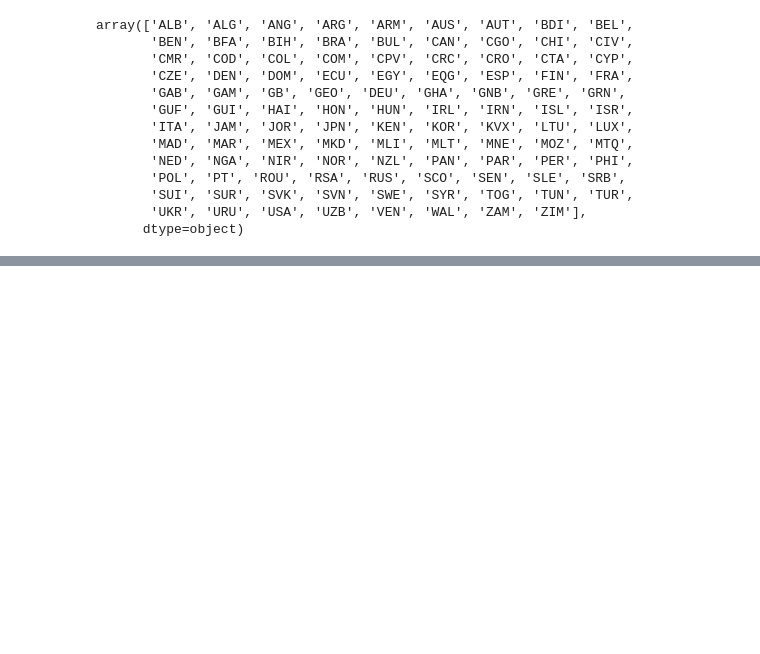
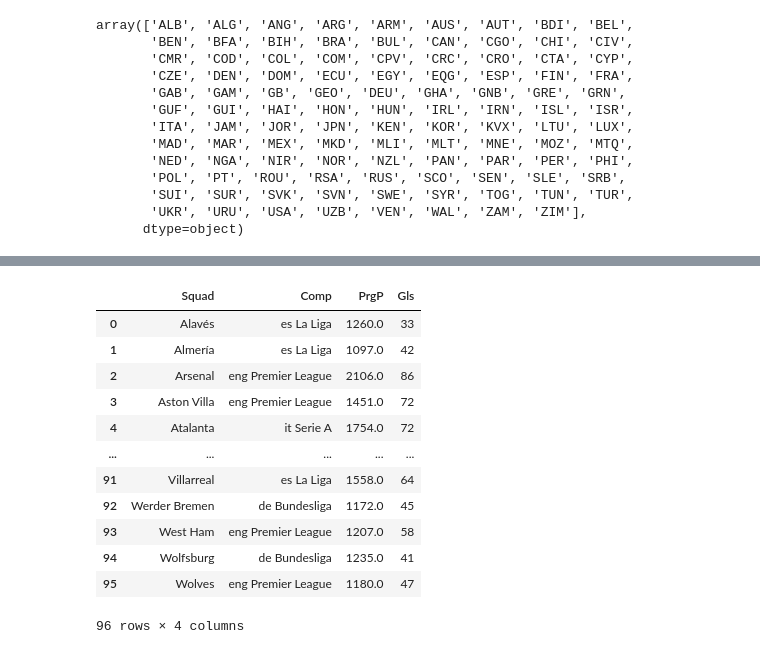
Before and after one commit to ethanxin0/ds4200_project, a Jupyter notebook: geo.ipynb, the cells around one changed output, grey strips where cells are left out. Drawn from its saved outputs; the diff is of its cells as text; code cells hidden in the pictures; blank space fills up the shorter version.

```diff
--- a/geo.ipynb
+++ b/geo.ipynb
@@ -126,0 +141,16 @@ array(['ALB', 'ALG', 'ANG', 'ARG', 'ARM', 'AUS', 'AUT', 'BDI', 'BEL',
+# %%
+team
+# %% [output]
+|  | Squad | Comp | PrgP | Gls |
+| 0 | Alavés | es La Liga | 1260.0 | 33 |
+| 1 | Almería | es La Liga | 1097.0 | 42 |
+| 2 | Arsenal | eng Premier League | 2106.0 | 86 |
+| 3 | Aston Villa | eng Premier League | 1451.0 | 72 |
+| 4 | Atalanta | it Serie A | 1754.0 | 72 |
+| ... | ... | ... | ... | ... |
+| 91 | Villarreal | es La Liga | 1558.0 | 64 |
+| 92 | Werder Bremen | de Bundesliga | 1172.0 | 45 |
+| 93 | West Ham | eng Premier League | 1207.0 | 58 |
+| 94 | Wolfsburg | de Bundesliga | 1235.0 | 41 |
+| 95 | Wolves | eng Premier League | 1180.0 | 47 |
+96 rows × 4 columns
```
Also changed, not shown: parts of 4 cells of this notebook, 3 other files.
